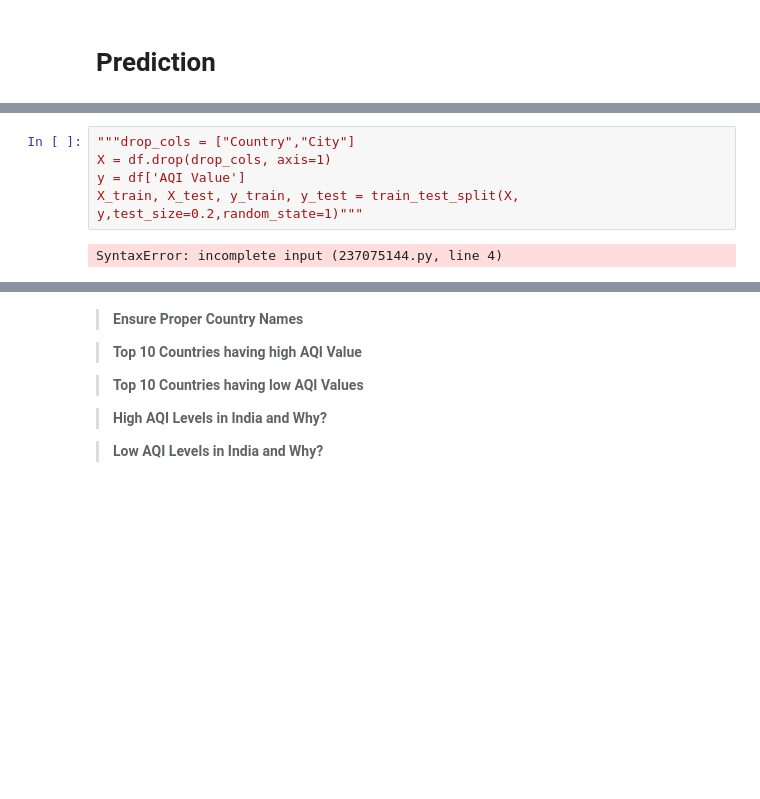
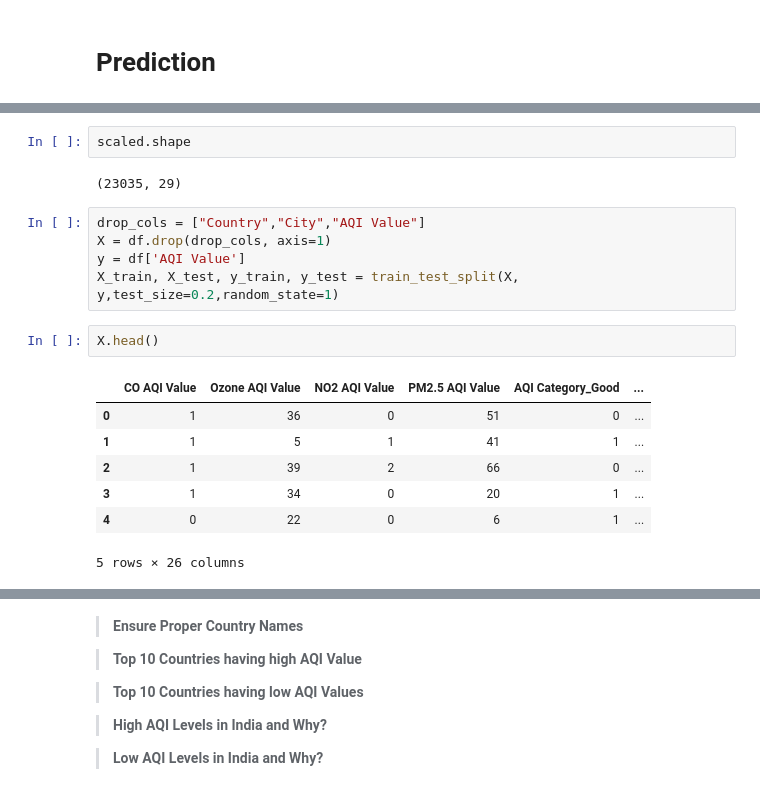
Before and after one commit to BSU04/Global-Air-Quality-Prediction, a Jupyter notebook: gap-eda.ipynb, the cells around one changed output, grey strips where cells are left out. Saved outputs shown, nothing was run; the diff lists cells and outputs as text; blank space fills up the shorter version.

```diff
--- a/gap-eda.ipynb
+++ b/gap-eda.ipynb
@@ -758,7 +792,19 @@ scaled.head()
+# %%
+scaled.shape
+# %% [output]
+(23035, 29)
 # %%
-"""drop_cols = ["Country","City"]
+drop_cols = ["Country","City","AQI Value"]
 X = df.drop(drop_cols, axis=1)
 y = df['AQI Value']
-X_train, X_test, y_train, y_test = train_test_split(X, y,test_size=0.2,random_state=1)"""
+X_train, X_test, y_train, y_test = train_test_split(X, y,test_size=0.2,random_state=1)
-# %% [output]
-SyntaxError: incomplete input (237075144.py, line 4)
+# %%
+X.head()
+# %% [output]
+|  | CO AQI Value | Ozone AQI Value | NO2 AQI Value | PM2.5 AQI Value | AQI Category_Good | ... |
+| 0 | 1 | 36 | 0 | 51 | 0 | ... |
+| 1 | 1 | 5 | 1 | 41 | 1 | ... |
+| 2 | 1 | 39 | 2 | 66 | 0 | ... |
+| 3 | 1 | 34 | 0 | 20 | 1 | ... |
+| 4 | 0 | 22 | 0 | 6 | 1 | ... |
+5 rows × 26 columns
```
Also changed, not shown: parts of 10 cells of this notebook.
